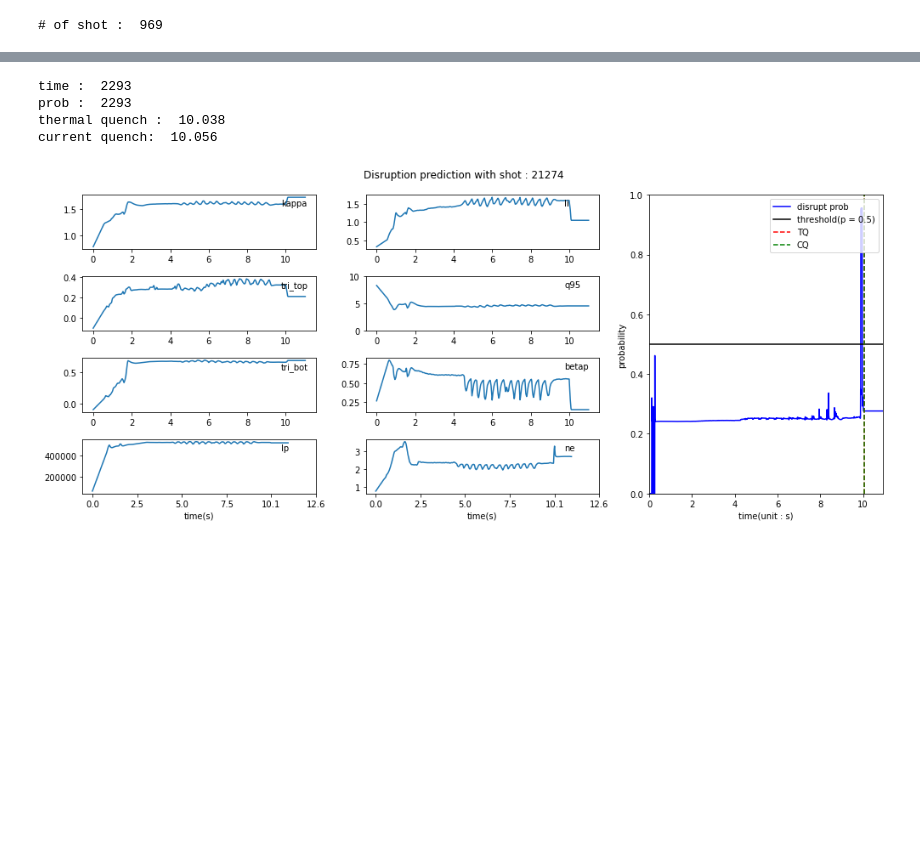
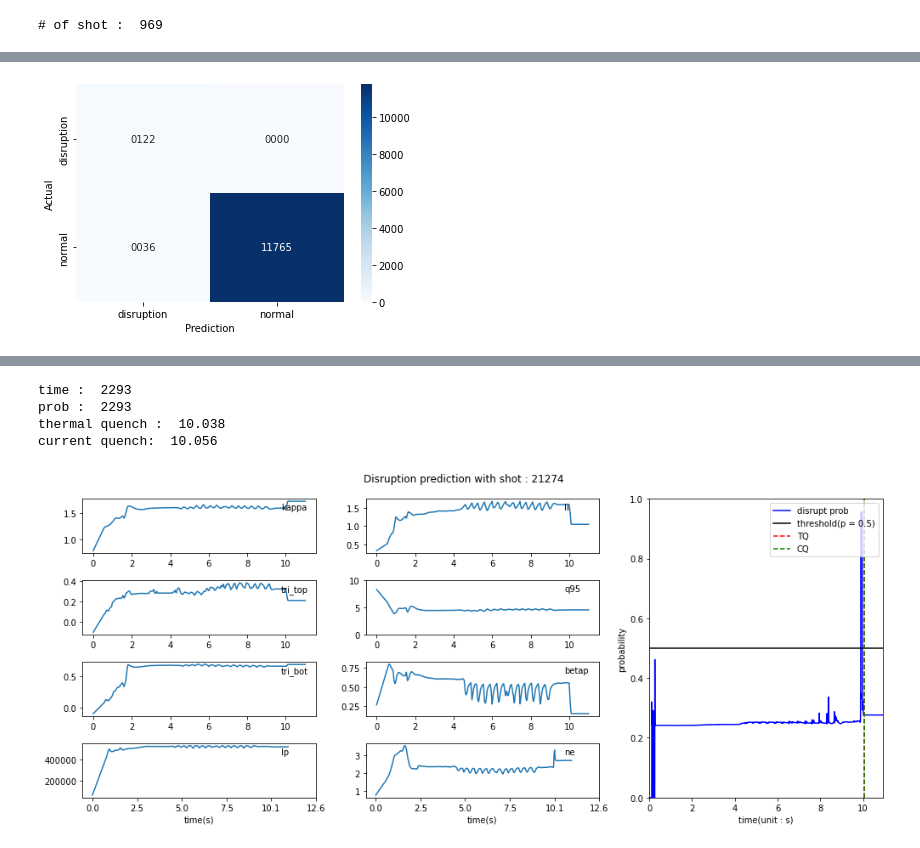
Before and after one commit to ZINZINBIN/Disruption-Prediciton-based-on-Multimodal-Deep-Learning, a Jupyter notebook: analysis_model_performance.ipynb, the cells around one changed output, grey strips where cells are left out. Saved outputs shown, nothing was run; the diff lists cells and outputs as text; code cells hidden in the pictures; blank space fills up the shorter version.

```diff
--- a/analysis_model_performance.ipynb
+++ b/analysis_model_performance.ipynb
@@ -23,3 +23,8 @@ ts_df = pd.read_csv("./dataset/KSTAR_Disruption_ts_data_extend.csv")
 print("# of shot : ", len(np.unique(ts_df.shot.values)))
 # %% [output]
 # of shot :  969
+# %%
+# model evaluation for all dataset
+df_total_score = pd.read_csv("./results/ViViT_clip_21_dist_3_total_score.csv")
+df_total_score.shot = df_total_score.shot.astype(int)
+df_total_score.head()
@@ -25,0 +38,78 @@ print("# of shot : ", len(np.unique(ts_df.shot.values)))
+# %%
+from sklearn.metrics import confusion_matrix, classification_report, f1_score
+from sklearn.metrics import roc_auc_score, roc_curve
+import seaborn as sns
+import matplotlib.pyplot as plt
+
+threshold = 0.5
+df_total_score.pred = np.where(df_total_score.pred.values <= threshold, 1.0, 0.0)
+
+# train
+total_label = df_total_score[df_total_score.task == 'train'].label.values
+total_pred = df_total_score[df_total_score.task == 'train'].pred.values
+f1 = f1_score(total_label, total_pred, average = "macro")
+auc = roc_auc_score(total_label, total_pred, average='macro')
+conf_mat = confusion_matrix(total_label, total_pred)
+
+print("# train")
+print(classification_report(total_label, total_pred, labels = [0,1]))
+
+plt.figure(1)
+s = sns.heatmap(
+    conf_mat, # conf_mat / np.sum(conf_mat),
+    annot = True,
+    fmt ='04d' ,# fmt = '.2f',
+    cmap = 'Blues',
+    xticklabels=["disruption","normal"],
+    yticklabels=["disruption","normal"],
+)
+
+s.set_xlabel("Prediction")
+s.set_ylabel("Actual")
+
+# valid
+total_label = df_total_score[df_total_score.task == 'valid'].label.values
+total_pred = df_total_score[df_total_score.task == 'valid'].pred.values
+f1 = f1_score(total_label, total_pred, average = "macro")
+auc = roc_auc_score(total_label, total_pred, average='macro')
+conf_mat = confusion_matrix(total_label, total_pred)
+
+print("# valid")
+print(classification_report(total_label, total_pred, labels = [0,1]))
+
+plt.figure(2)
+s = sns.heatmap(
+    conf_mat, # conf_mat / np.sum(conf_mat),
+    annot = True,
+    fmt ='04d' ,# fmt = '.2f',
+    cmap = 'Blues',
+    xticklabels=["disruption","normal"],
+    yticklabels=["disruption","normal"],
+)
+
+s.set_xlabel("Prediction")
+s.set_ylabel("Actual")
+
+# test
+total_label = df_total_score[df_total_score.task == 'test'].label.values
+total_pred = df_total_score[df_total_score.task == 'test'].pred.values
+f1 = f1_score(total_label, total_pred, average = "macro")
+auc = roc_auc_score(total_label, total_pred, average='macro')
+conf_mat = confusion_matrix(total_label, total_pred)
+
+print("# test")
+print(classification_report(total_label, total_pred, labels = [0,1]))
+
+plt.figure(3)
+s = sns.heatmap(
+    conf_mat, # conf_mat / np.sum(conf_mat),
+    annot = True,
+    fmt ='04d' ,# fmt = '.2f',
+    cmap = 'Blues',
+    xticklabels=["disruption","normal"],
+    yticklabels=["disruption","normal"],
+)
+
+s.set_xlabel("Prediction")
+s.set_ylabel("Actual")
+# %% [output]
@@ -25,0 +134 @@ print("# of shot : ", len(np.unique(ts_df.shot.values)))
+[figure, added]
```
Also changed, not shown: parts of 8 cells of this notebook, 37 other files.
